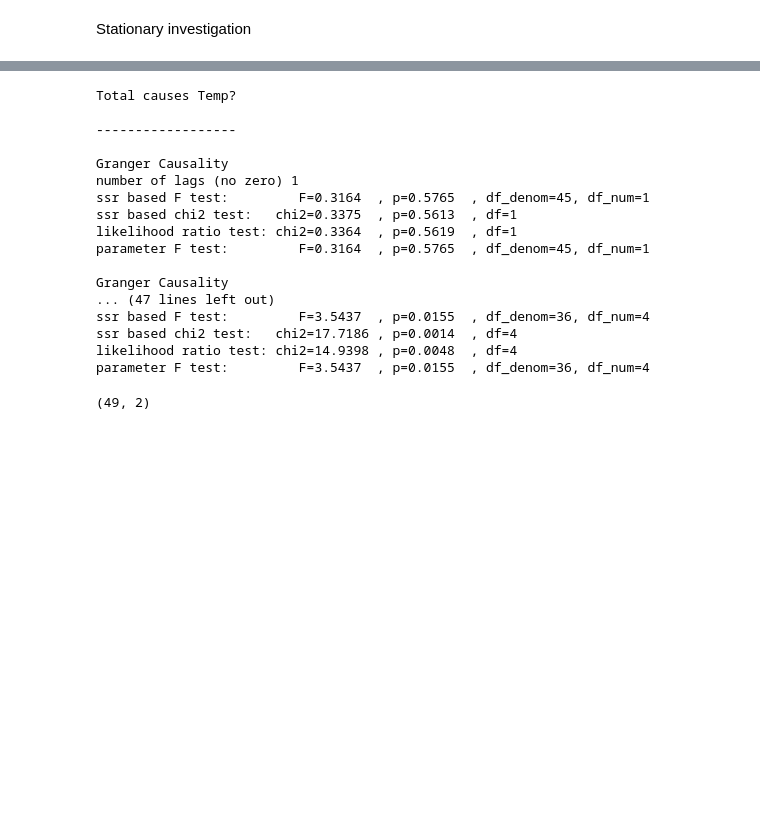
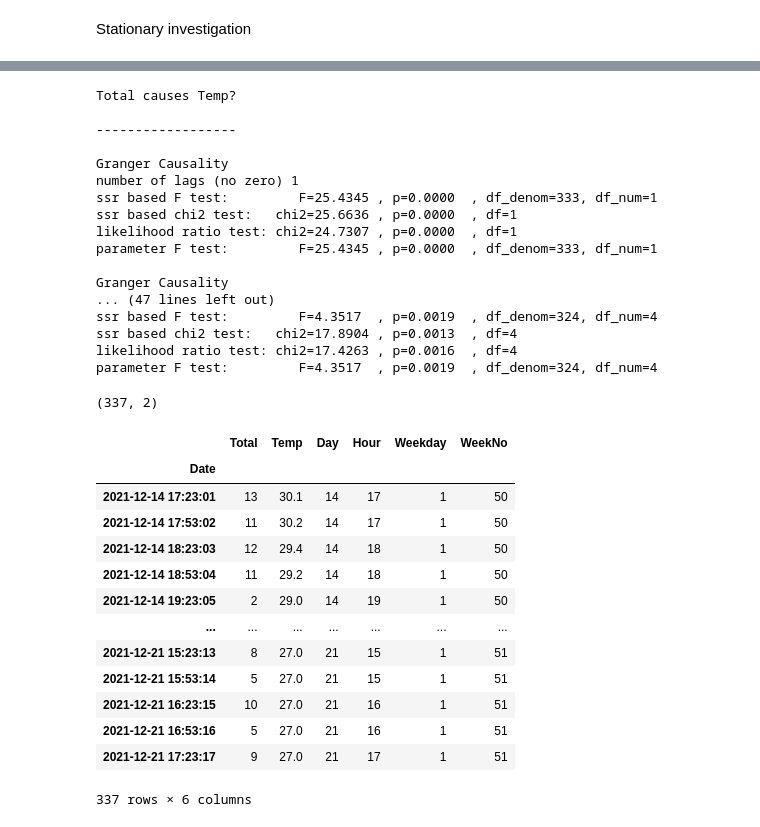
Before and after one commit to FRIDAYAI-E/traffic_counter, a Jupyter notebook: Traffic_counter_ethan.ipynb, the cells around one changed output, grey strips where cells are left out. Saved outputs shown, nothing was run; the diff lists cells and outputs as text; code cells hidden in the pictures; blank space fills up the shorter version.

```diff
--- a/Traffic_counter_ethan.ipynb
+++ b/Traffic_counter_ethan.ipynb
@@ -517,46 +499,45 @@ Looking into Multivariate Time Series Forecasting where the weather data is bein
 # %%
 #this function is to enable us to generate the amount of data we need to collect for the analysis
 
-def data_generation_weather(data, current, days, interval,station):
+def data_generation_weather(current, days, interval, latitude, longitude,station):
   current_date = current.astimezone(timezone(timedelta(hours=8), name = 'SGT')).replace(microsecond=0)
   past_date_week = current_date - timedelta(days = days)
   delta = timedelta(minutes=interval)
   weather_data= []
   temp = []
   data = []
-  df_historical = df_2
+  df_historical = pd.DataFrame(data, columns=['Date', 'Car', 'Bus', 'Truck','Motorcycle', 'Total', "Temp"])
   while past_date_week <= current_date:
       print("scanning on date:", past_date_week)
       variable = past_date_week.isoformat()
       print(urllib.parse.quote(variable))
       new_variable = urllib.parse.quote(variable)
-      # URL = f"https://api.data.gov.sg/v1/transport/traffic-images?date_time={new_variable}"
+      URL = f"https://api.data.gov.sg/v1/transport/traffic-images?date_time={new_variable}"
       URL_weather = f"https://api.data.gov.sg/v1/environment/air-temperature?date_time={new_variable}"
-      # print(URL)
-      # x = requests.get(URL)
+      print(URL)
+      x = requests.get(URL)
       y = requests.get(URL_weather)
-      # todos = json.loads(x.text)
+      todos = json.loads(x.text)
       todos_weather = json.loads(y.text)
-      # data = todos['items'][0]['cameras']
+      data = todos['items'][0]['cameras']
       weather_data = todos_weather['items'][0]['readings']
-      # timestamp = datetime.strptime(todos['items'][0]['timestamp'], "%Y-%m-%dT%H:%M:%S%z").strftime('%d-%m-%y %H:%M:%S')
+      timestamp = datetime.strptime(todos['items'][0]['timestamp'], "%Y-%m-%dT%H:%M:%S%z").strftime('%d-%m-%y %H:%M:%S')
       for i in weather_data:
         if i['station_id'] == station:
           temp.append(i['value'])
           print("Weather Temp:", i['value'])
+      for i in data:
+        if i['location']['latitude'] == latitude and i['location']['longitude'] == longitude:
+          # Filename
+          url_image = i['image']
+          print(url_image)
+          image = url_to_image(url_image)
+          car, bus, truck, motorcycle = traffic_counter(image)
+          total = car + bus + truck
+          print('Image process completed')
+          new_row ={'Date': timestamp, 'Car': car, 'Bus': bus, "Truck": truck,"Motorcycle": motorcycle, 'Total': total}
+          df_historical = df_historical.append(new_row, ignore_index=True)
           past_date_week += delta
-      # for i in data:
-      #   if i['location']['latitude'] == latitude and i['location']['longitude'] == longitude:
-      #     # Filename
-      #     url_image = i['image']
-      #     print(url_image)
-      #     image = url_to_image(url_image)
-      #     car, bus, truck, motorcycle = traffic_counter(image)
-      #     total = car + bus + truck
-      #     print('Image process completed')
-      #     new_row ={'Date': timestamp, 'Car': car, 'Bus': bus, "Truck": truck,"Motorcycle": motorcycle, 'Total': total}
-      #     df_historical = df_historical.append(new_row, ignore_index=True)
-      #     past_date_week += delta
       print("Current Date, dataset processed")
       print("current Weather data", temp)
       df_historical['Temp'] = pd.Series(temp)
@@ -566,5 +547,5 @@ def data_generation_weather(data, current, days, interval,station):
 
 station = 'S43'
 
-df_weather = data_generation_weather(df_2, current_date, days, interval, station)
+df_weather = data_generation_weather(current_date, days, interval, latitude, longitude, station)
 print(df_weather)
@@ -589,5 +552,6 @@ current W
 # %%
 #Creating new features from the weather components
+df_weather['Temp'].fillna(int(df_weather ['Temp'].mean()), inplace=True)
 df_3 = df_weather[['Date', 'Total', 'Temp']]
 df_3.Date = pd.to_datetime(df_3.Date)
 # day
@@ -711,22 +661,22 @@ Total causes Temp?
 
 Granger Causality
 number of lags (no zero) 1
-ssr based F test:         F=0.3164  , p=0.5765  , df_denom=45, df_num=1
-ssr based chi2 test:   chi2=0.3375  , p=0.5613  , df=1
-likelihood ratio test: chi2=0.3364  , p=0.5619  , df=1
-parameter F test:         F=0.3164  , p=0.5765  , df_denom=45, df_num=1
+ssr based F test:         F=25.4345 , p=0.0000  , df_denom=333, df_num=1
+ssr based chi2 test:   chi2=25.6636 , p=0.0000  , df=1
+likelihood ratio test: chi2=24.7307 , p=0.0000  , df=1
+parameter F test:         F=25.4345 , p=0.0000  , df_denom=333, df_num=1
 
 Granger Causality
 ... (47 lines left out)
-ssr based F test:         F=3.5437  , p=0.0155  , df_denom=36, df_num=4
-ssr based chi2 test:   chi2=17.7186 , p=0.0014  , df=4
-likelihood ratio test: chi2=14.9398 , p=0.0048  , df=4
-parameter F test:         F=3.5437  , p=0.0155  , df_denom=36, df_num=4
+ssr based F test:         F=4.3517  , p=0.0019  , df_denom=324, df_num=4
+ssr based chi2 test:   chi2=17.8904 , p=0.0013  , df=4
+likelihood ratio test: chi2=17.4263 , p=0.0016  , df=4
+parameter F test:         F=4.3517  , p=0.0019  , df_denom=324, df_num=4
 # %%
 weather_data = df_3[['Total','Temp']]
 print(weather_data.shape)
 # %% [output]
-(49, 2)
+(337, 2)
 # %%
 #using 3 hours in the future as test set hence 6 parts
 test_obs = 12
@@ -735,3 +685,20 @@ test_df = df_difference[-test_obs:]
+# %%
+df_3
+# %% [output]
+|  | Total | Temp | Day | Hour | Weekday | WeekNo |
+| Date |  |  |  |  |  |  |
+| 2021-12-14 17:23:01 | 13 | 30.1 | 14 | 17 | 1 | 50 |
+| 2021-12-14 17:53:02 | 11 | 30.2 | 14 | 17 | 1 | 50 |
+| 2021-12-14 18:23:03 | 12 | 29.4 | 14 | 18 | 1 | 50 |
+| 2021-12-14 18:53:04 | 11 | 29.2 | 14 | 18 | 1 | 50 |
+| 2021-12-14 19:23:05 | 2 | 29.0 | 14 | 19 | 1 | 50 |
+| ... | ... | ... | ... | ... | ... | ... |
+| 2021-12-21 15:23:13 | 8 | 27.0 | 21 | 15 | 1 | 51 |
+| 2021-12-21 15:53:14 | 5 | 27.0 | 21 | 15 | 1 | 51 |
+| 2021-12-21 16:23:15 | 10 | 27.0 | 21 | 16 | 1 | 51 |
+| 2021-12-21 16:53:16 | 5 | 27.0 | 21 | 16 | 1 | 51 |
+| 2021-12-21 17:23:17 | 9 | 27.0 | 21 | 17 | 1 | 51 |
+337 rows × 6 columns
 # %%
 from statsmodels.tsa.statespace.varmax import VARMAX
 from statsmodels.tsa.api import VAR
```
Also changed, not shown: parts of 16 cells of this notebook.
